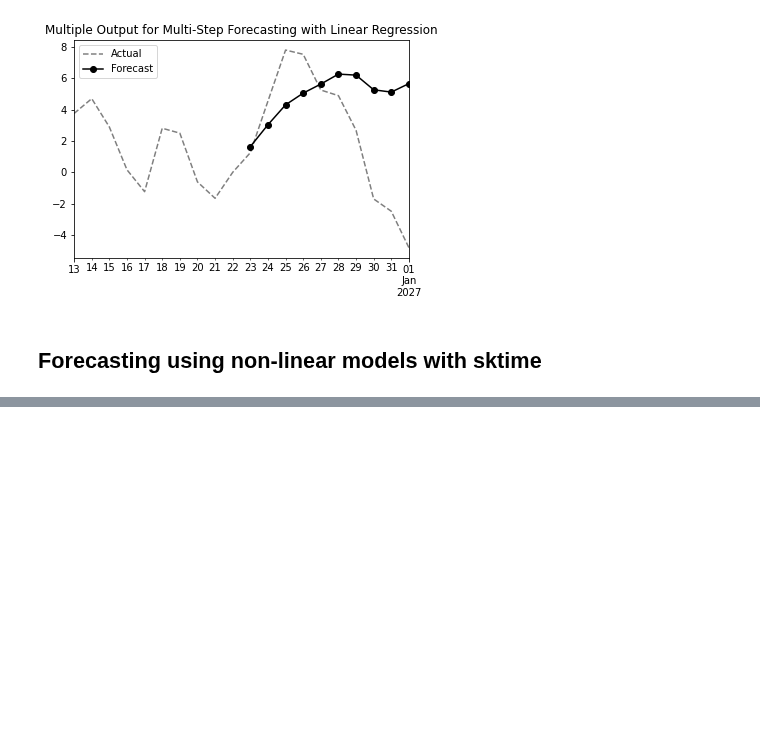
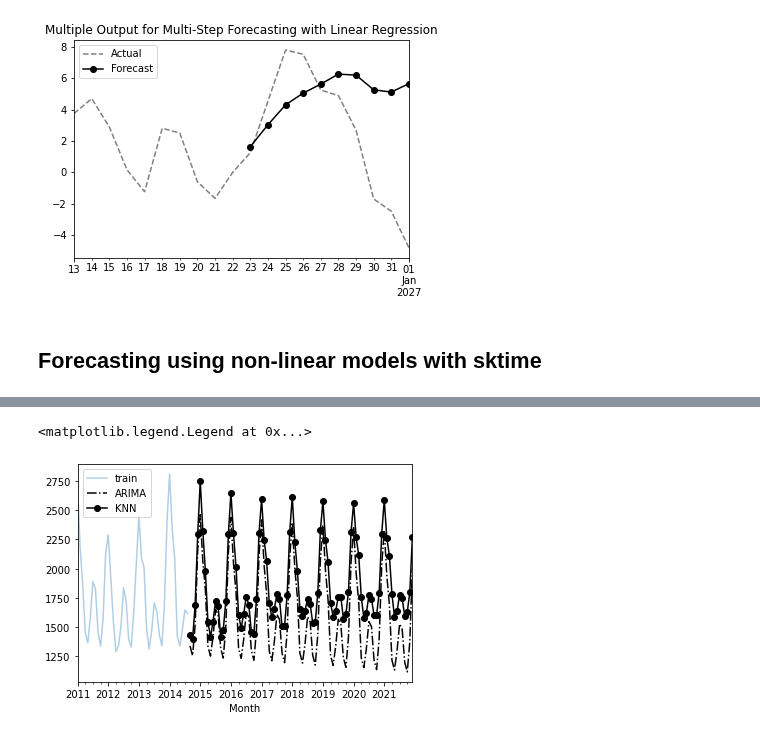
Before and after one commit to LaurbergMJ/TimeSeriesAnalysisWithPythonCookbook, a Jupyter notebook: Ch12.ipynb, the cells around one changed output, grey strips where cells are left out. Cells and saved outputs as stored; diff of their text form; code cells hidden in the pictures; blank space fills up the shorter version.

```diff
--- a/Ch12.ipynb
+++ b/Ch12.ipynb
@@ -585,0 +702,5 @@ plt.legend(['Actual', 'Forecast'])
+# %%
+from pmdarima import auto_arima
+n = len(test)
+fh = ForecastingHorizon(np.arange(n) + 1)
+arima = auto_arima(y=train, seasonal=True, m=12, suppress_warnings=True)
@@ -585,0 +730,5 @@ plt.legend(['Actual', 'Forecast'])
+# %%
+# Add the output predictions to the test DF and run the evaluate function again
+
+test['ARIMA'] = arima.predict(n)
+evaluate(test, train)
@@ -585,0 +744,10 @@ plt.legend(['Actual', 'Forecast'])
+# %%
+# We can plot the two best models to see how they compare visually
+
+ax = train.loc['2011':].plot(style='-', alpha=0.35)
+test['ARIMA'].plot(ax=ax, style='k-.')
+test['K-Nn Regressor'].plot(ax=ax, style='k-o')
+plt.legend(['train', 'ARIMA', 'KNN'])
+# %% [output]
+<matplotlib.legend.Legend at 0x...>
+[figure, added]
```
Also changed, not shown: parts of 30 cells of this notebook.
